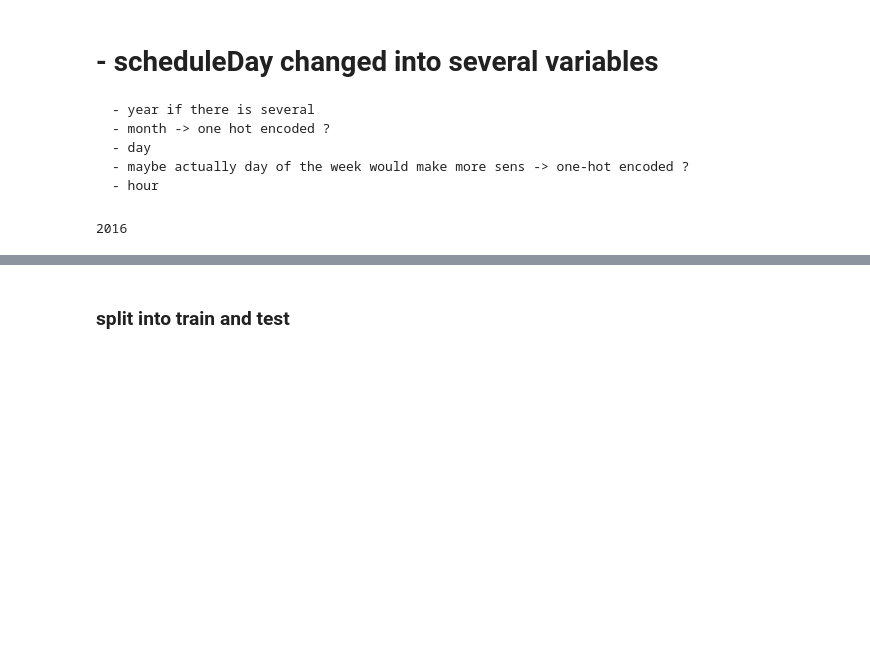
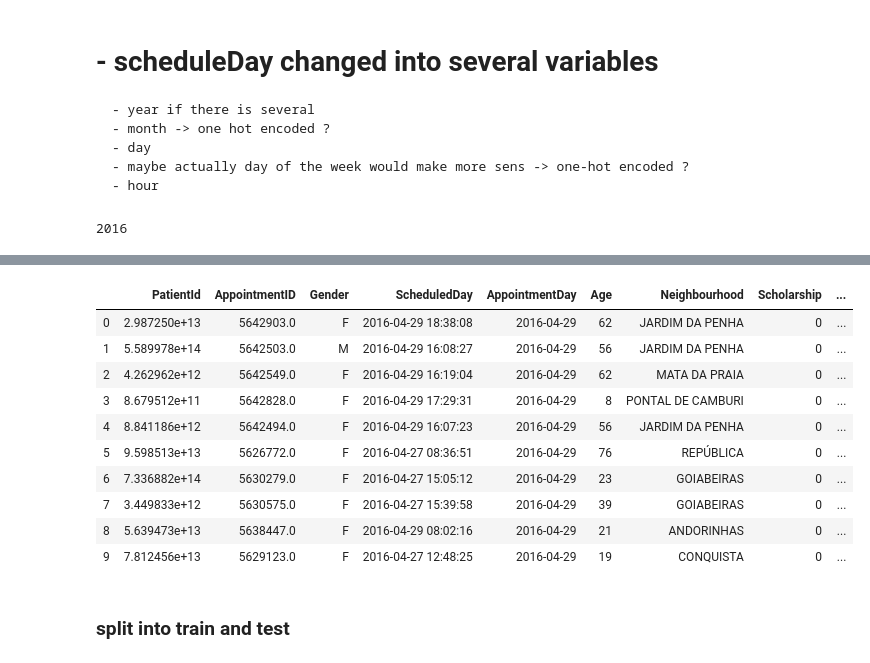
Before and after one commit to vpl19/ML_HDA_project, a Jupyter notebook: ML_Notebbok2.ipynb, the cells around one changed output, grey strips where cells are left out. Cells and saved outputs as stored; diff of their text form; code cells hidden in the pictures; blank space fills up the shorter version.

```diff
--- a/ML_Notebbok2.ipynb
+++ b/ML_Notebbok2.ipynb
@@ -75,8 +75,8 @@ appointment.head(10)
 | 8 | 5.639473e+13 | 5638447 | F | 2016-04-29 08:02:16 | 2016-04-29 | 21 | ANDORINHAS | 0 | ... |
 | 9 | 7.812456e+13 | 5629123 | F | 2016-04-27 12:48:25 | 2016-04-29 | 19 | CONQUISTA | 0 | ... |
 # %%
-appointment['Gender'] = appointment['Gender'].astype('category')
-appointment['Neighbourhood'] = appointment['Neighbourhood'].astype('category')
+appointment['Gender'] = appointment['Gender'].astype('object')
+appointment['Neighbourhood'] = appointment['Neighbourhood'].astype('object')
 
 appointment['No-show'] = appointment['No-show'].map({'Yes': '1', 'No': '0'})
 #appointment['No-show'] = appointment['No-show'].astype('bool')
@@ -102,7 +102,7 @@ appointment['No-show'] = appointment['No-show'].map({'Yes': '1', 'No': '0'})
 
 #appointment['SMS_received'] = appointment['SMS_received'].astype('bool')
 
-appointment['AppointmentID'] = appointment['AppointmentID'].astype('category')
+appointment['AppointmentID'] = appointment['AppointmentID'].astype('object')
 # %%
 appointment.dtypes
 # %% [output]
@@ -221,0 +216,10 @@ Name: DOW_S, dtype: object
+# %%
+appointment['Year_A'] = pd.DatetimeIndex(appointment['AppointmentDay']).year
+appointment['Month_A'] = pd.DatetimeIndex(appointment['AppointmentDay']).month
+appointment['Day_A'] = pd.DatetimeIndex(appointment['AppointmentDay']).day
+appointment['DOW_A']=pd.DatetimeIndex(appointment['AppointmentDay']).dayofweek
+appointment['DOW_A'] = appointment['DOW_A'].astype('category')
+# %%
+## remove the variable dates
+
+appointment=appointment.drop(columns=['ScheduledDay', 'AppointmentDay'])
@@ -221,0 +248,6 @@ Name: DOW_S, dtype: object
+# %%
+appointment['Gender'] = appointment['Gender'].astype('object')
+appointment['Neighbourhood'] = appointment['Neighbourhood'].astype('object')
+appointment['DOW_S'] = appointment['DOW_S'].astype('object')
+appointment['DOW_A'] = appointment['DOW_A'].astype('object')
+appointment.dtypes
@@ -222,3 +320,17 @@ Name: DOW_S, dtype: object
+# %%
+appointment.head(10)
+# %% [output]
+|  | PatientId | AppointmentID | Gender | ScheduledDay | AppointmentDay | Age | Neighbourhood | Scholarship | ... |
+| 0 | 2.987250e+13 | 5642903.0 | F | 2016-04-29 18:38:08 | 2016-04-29 | 62 | JARDIM DA PENHA | 0 | ... |
+| 1 | 5.589978e+14 | 5642503.0 | M | 2016-04-29 16:08:27 | 2016-04-29 | 56 | JARDIM DA PENHA | 0 | ... |
+| 2 | 4.262962e+12 | 5642549.0 | F | 2016-04-29 16:19:04 | 2016-04-29 | 62 | MATA DA PRAIA | 0 | ... |
+| 3 | 8.679512e+11 | 5642828.0 | F | 2016-04-29 17:29:31 | 2016-04-29 | 8 | PONTAL DE CAMBURI | 0 | ... |
+| 4 | 8.841186e+12 | 5642494.0 | F | 2016-04-29 16:07:23 | 2016-04-29 | 56 | JARDIM DA PENHA | 0 | ... |
+| 5 | 9.598513e+13 | 5626772.0 | F | 2016-04-27 08:36:51 | 2016-04-29 | 76 | REPÚBLICA | 0 | ... |
+| 6 | 7.336882e+14 | 5630279.0 | F | 2016-04-27 15:05:12 | 2016-04-29 | 23 | GOIABEIRAS | 0 | ... |
+| 7 | 3.449833e+12 | 5630575.0 | F | 2016-04-27 15:39:58 | 2016-04-29 | 39 | GOIABEIRAS | 0 | ... |
+| 8 | 5.639473e+13 | 5638447.0 | F | 2016-04-29 08:02:16 | 2016-04-29 | 21 | ANDORINHAS | 0 | ... |
+| 9 | 7.812456e+13 | 5629123.0 | F | 2016-04-27 12:48:25 | 2016-04-29 | 19 | CONQUISTA | 0 | ... |
 # %% [markdown]
 ### split into train and test
 # %%
```
Also changed, not shown: parts of 11 cells of this notebook.
